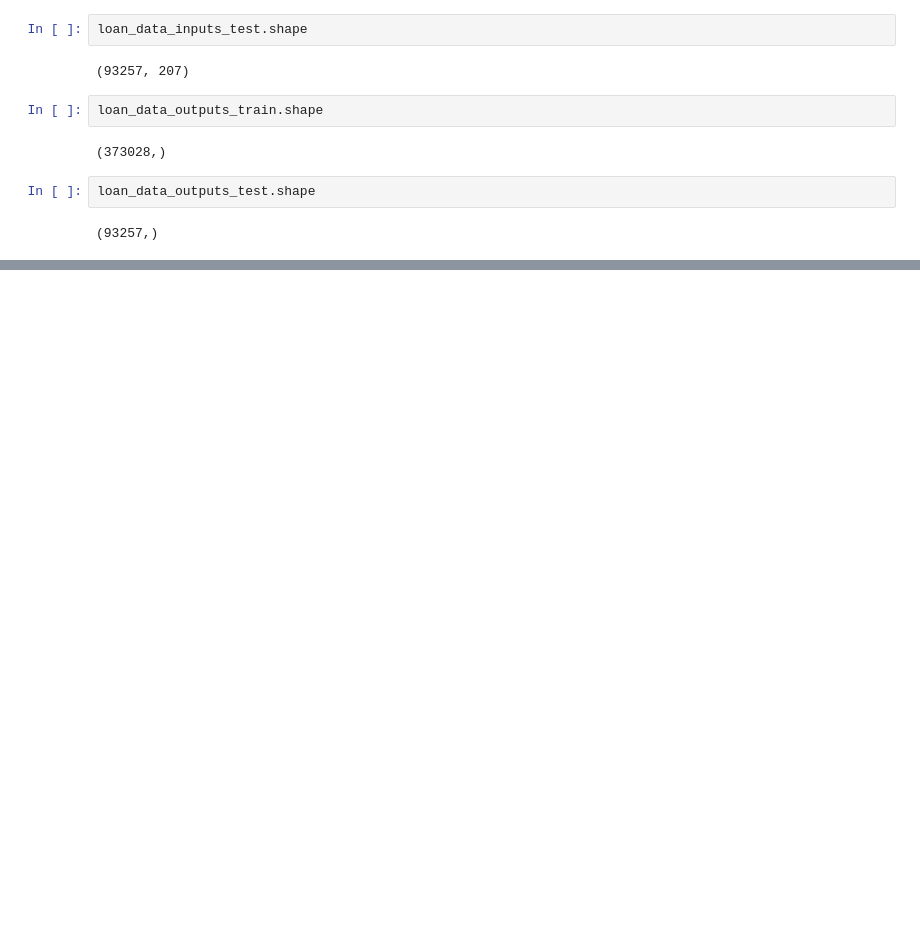
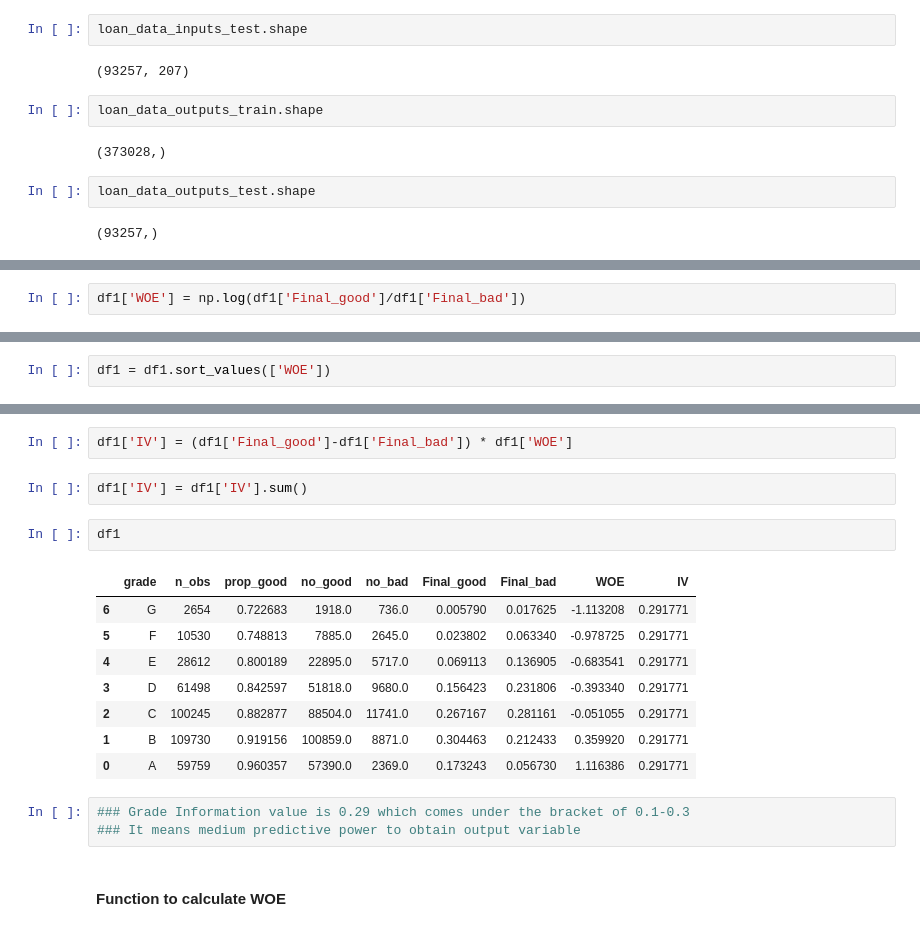
Before and after one commit to BAGLAT/Credit-Risk-Modeling, a Jupyter notebook: Credit Risk Modeling.ipynb, the cells around one changed output, grey strips where cells are left out. Cells and saved outputs as stored; diff of their text form; blank space fills up the shorter version.

```diff
--- a/Credit Risk Modeling.ipynb
+++ b/Credit Risk Modeling.ipynb
@@ -590,0 +732,2 @@ loan_data_outputs_test.shape
+# %%
+df1['WOE'] = np.log(df1['Final_good']/df1['Final_bad'])
@@ -590,0 +745,2 @@ loan_data_outputs_test.shape
+# %%
+df1 = df1.sort_values(['WOE'])
@@ -590,0 +769,20 @@ loan_data_outputs_test.shape
+# %%
+df1['IV'] = (df1['Final_good']-df1['Final_bad']) * df1['WOE']
+# %%
+df1['IV'] = df1['IV'].sum()
+# %%
+df1
+# %% [output]
+|  | grade | n_obs | prop_good | no_good | no_bad | Final_good | Final_bad | WOE | IV |
+| 6 | G | 2654 | 0.722683 | 1918.0 | 736.0 | 0.005790 | 0.017625 | -1.113208 | 0.291771 |
+| 5 | F | 10530 | 0.748813 | 7885.0 | 2645.0 | 0.023802 | 0.063340 | -0.978725 | 0.291771 |
+| 4 | E | 28612 | 0.800189 | 22895.0 | 5717.0 | 0.069113 | 0.136905 | -0.683541 | 0.291771 |
+| 3 | D | 61498 | 0.842597 | 51818.0 | 9680.0 | 0.156423 | 0.231806 | -0.393340 | 0.291771 |
+| 2 | C | 100245 | 0.882877 | 88504.0 | 11741.0 | 0.267167 | 0.281161 | -0.051055 | 0.291771 |
+| 1 | B | 109730 | 0.919156 | 100859.0 | 8871.0 | 0.304463 | 0.212433 | 0.359920 | 0.291771 |
+| 0 | A | 59759 | 0.960357 | 57390.0 | 2369.0 | 0.173243 | 0.056730 | 1.116386 | 0.291771 |
+# %%
+### Grade Information value is 0.29 which comes under the bracket of 0.1-0.3
+### It means medium predictive power to obtain output variable
+# %% [markdown]
+#### Function to calculate WOE
```
Also changed, not shown: parts of 32 cells of this notebook.
